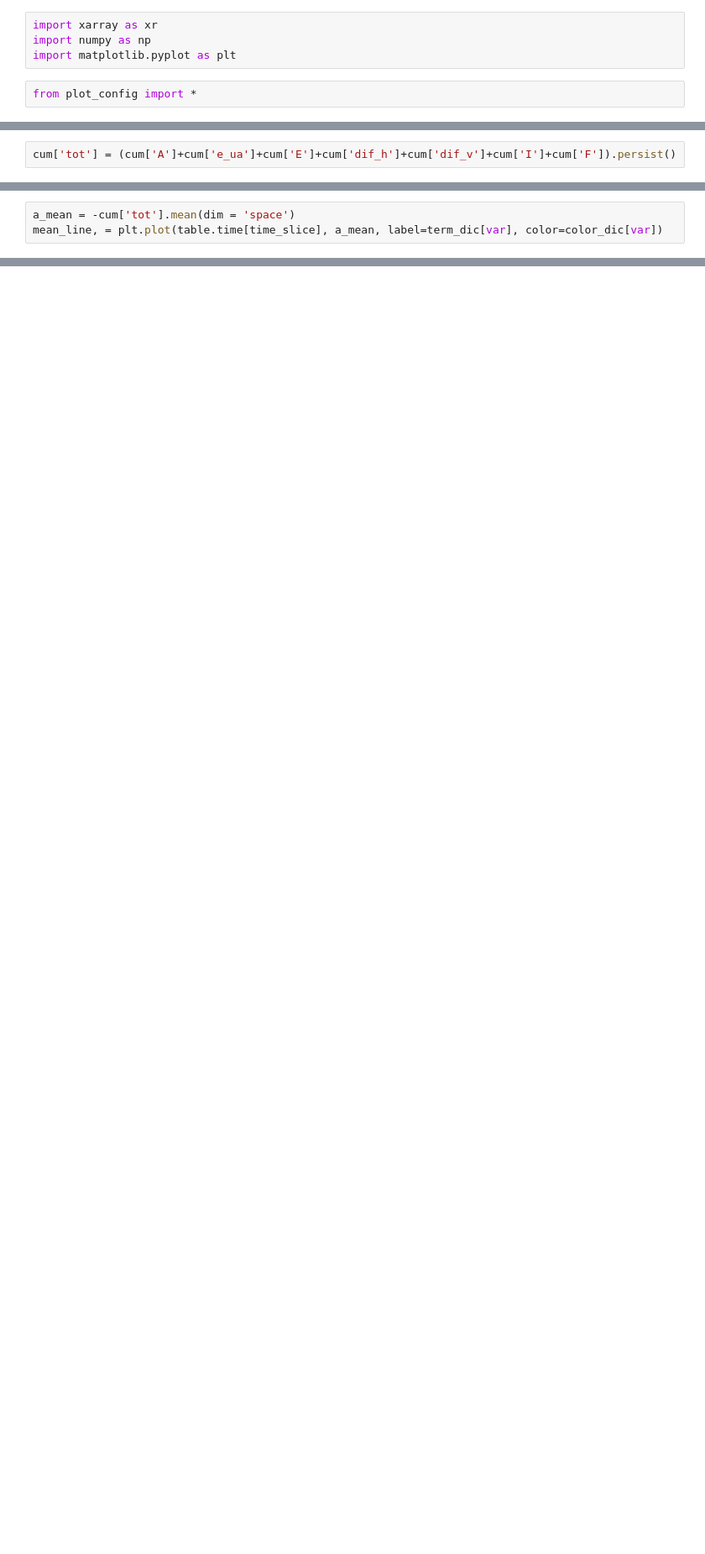
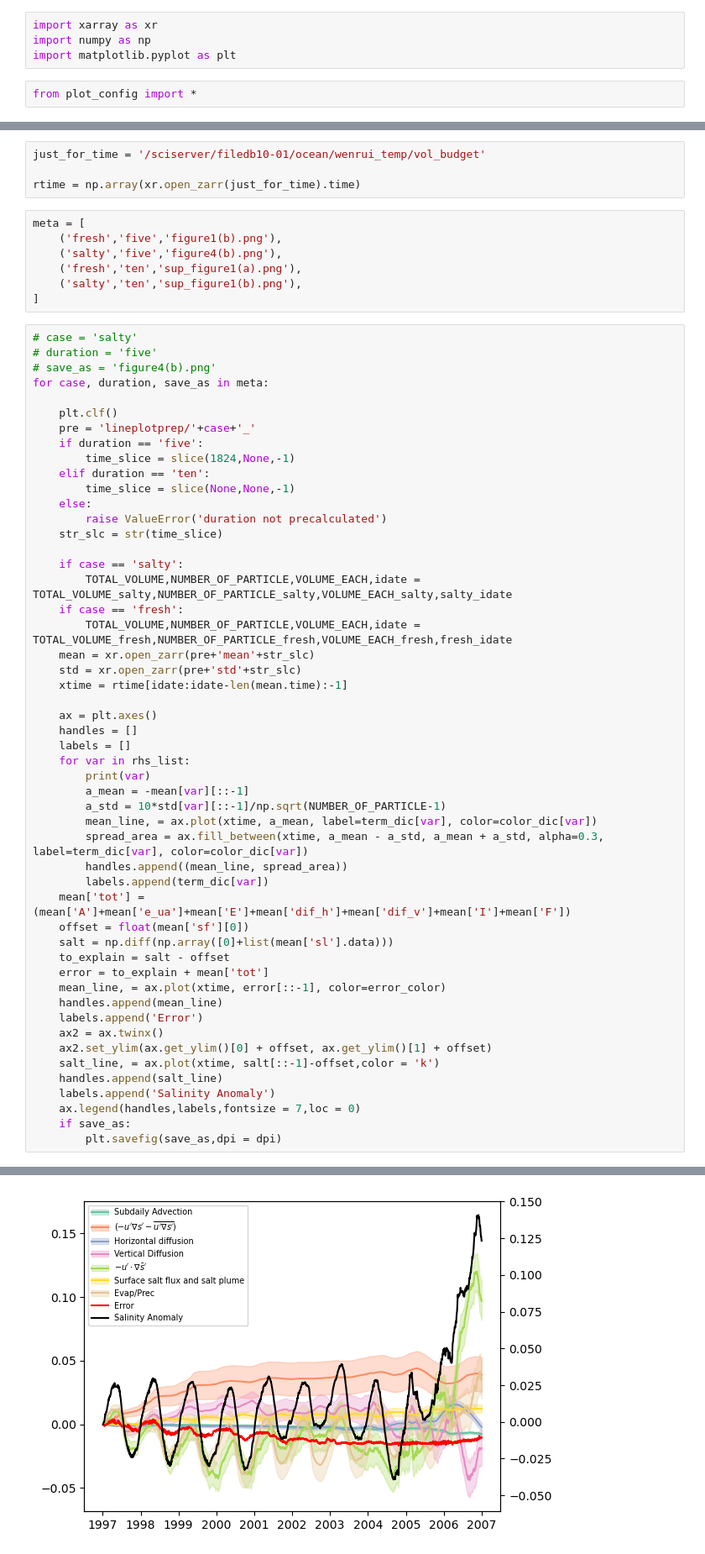
Before and after one commit to MaceKuailv/lagrangian_budget_plot, a Jupyter notebook: line_plot.ipynb, the cells around one changed output, grey strips where cells are left out. Shown at 84% size. Drawn from its saved outputs; the diff is of its cells as text; blank space fills up the shorter version.

Commit message:
fig 1 4 lines ready, add open data functions

```diff
--- a/line_plot.ipynb
+++ b/line_plot.ipynb
@@ -123,2 +6,0 @@ offset = float(table.sf.isel(time = 1824).mean(dim = 'space'))
-# %%
-cum['tot'] = (cum['A']+cum['e_ua']+cum['E']+cum['dif_h']+cum['dif_v']+cum['I']+cum['F']).persist()
@@ -127,3 +6,0 @@ ERROR! Session/line number was not unique in database. History logging moved to
-# %%
-a_mean = -cum['tot'].mean(dim = 'space')
-mean_line, = plt.plot(table.time[time_slice], a_mean, label=term_dic[var], color=color_dic[var])
@@ -177,0 +67,63 @@ plt.show()
+# %%
+just_for_time = '/sciserver/filedb10-01/ocean/wenrui_temp/vol_budget'
+
+rtime = np.array(xr.open_zarr(just_for_time).time)
+# %%
+meta = [
+    ('fresh','five','figure1(b).png'),
+    ('salty','five','figure4(b).png'),
+    ('fresh','ten','sup_figure1(a).png'),
+    ('salty','ten','sup_figure1(b).png'),
+]
+# %%
+# case = 'salty'
+# duration = 'five'
+# save_as = 'figure4(b).png'
+for case, duration, save_as in meta:
+
+    plt.clf()
+    pre = 'lineplotprep/'+case+'_'
+    if duration == 'five':
+        time_slice = slice(1824,None,-1)
+    elif duration == 'ten':
+        time_slice = slice(None,None,-1)
+    else:
+        raise ValueError('duration not precalculated')
+    str_slc = str(time_slice)
+
+    if case == 'salty':
+        TOTAL_VOLUME,NUMBER_OF_PARTICLE,VOLUME_EACH,idate = TOTAL_VOLUME_salty,NUMBER_OF_PARTICLE_salty,VOLUME_EACH_salty,salty_idate
+    if case == 'fresh':
+        TOTAL_VOLUME,NUMBER_OF_PARTICLE,VOLUME_EACH,idate = TOTAL_VOLUME_fresh,NUMBER_OF_PARTICLE_fresh,VOLUME_EACH_fresh,fresh_idate
+    mean = xr.open_zarr(pre+'mean'+str_slc)
+    std = xr.open_zarr(pre+'std'+str_slc)
+    xtime = rtime[idate:idate-len(mean.time):-1]
+
+    ax = plt.axes()
+    handles = []
+    labels = []
+    for var in rhs_list:
+        print(var)
+        a_mean = -mean[var][::-1]
+        a_std = 10*std[var][::-1]/np.sqrt(NUMBER_OF_PARTICLE-1)
+        mean_line, = ax.plot(xtime, a_mean, label=term_dic[var], color=color_dic[var])
+        spread_area = ax.fill_between(xtime, a_mean - a_std, a_mean + a_std, alpha=0.3, label=term_dic[var], color=color_dic[var])
+        handles.append((mean_line, spread_area))
+        labels.append(term_dic[var])
+    mean['tot'] = (mean['A']+mean['e_ua']+mean['E']+mean['dif_h']+mean['dif_v']+mean['I']+mean['F'])
+    offset = float(mean['sf'][0])
+    salt = np.diff(np.array([0]+list(mean['sl'].data)))
+    to_explain = salt - offset
+    error = to_explain + mean['tot']
+    mean_line, = ax.plot(xtime, error[::-1], color=error_color)
+    handles.append(mean_line)
+    labels.append('Error')
+    ax2 = ax.twinx()
+    ax2.set_ylim(ax.get_ylim()[0] + offset, ax.get_ylim()[1] + offset)
+    salt_line, = ax.plot(xtime, salt[::-1]-offset,color = 'k')
+    handles.append(salt_line)
+    labels.append('Salinity Anomaly')
+    ax.legend(handles,labels,fontsize = 7,loc = 0)
+    if save_as:
+        plt.savefig(save_as,dpi = dpi)
+# %% [output]
@@ -177,0 +147 @@ plt.show()
+[figure, added]
```
Also changed, not shown: parts of 24 cells of this notebook, 6 other files.
